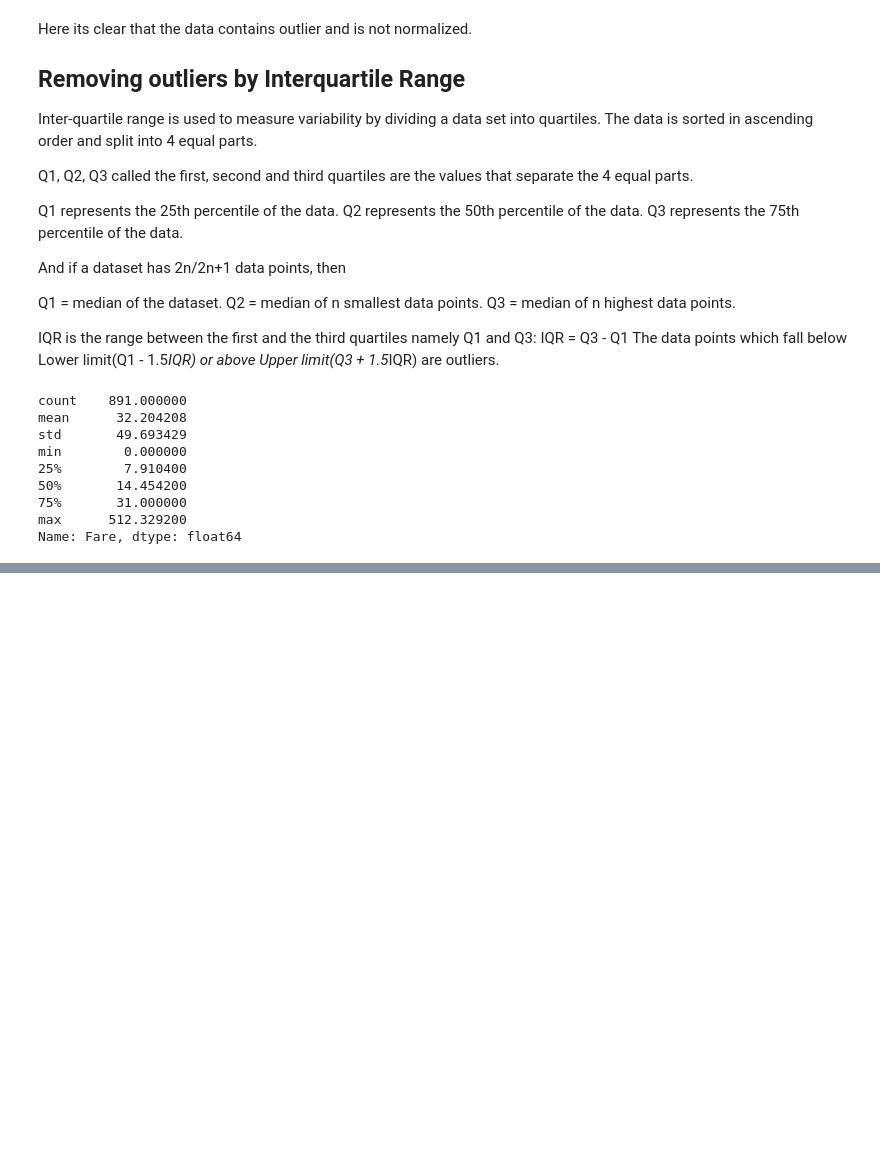
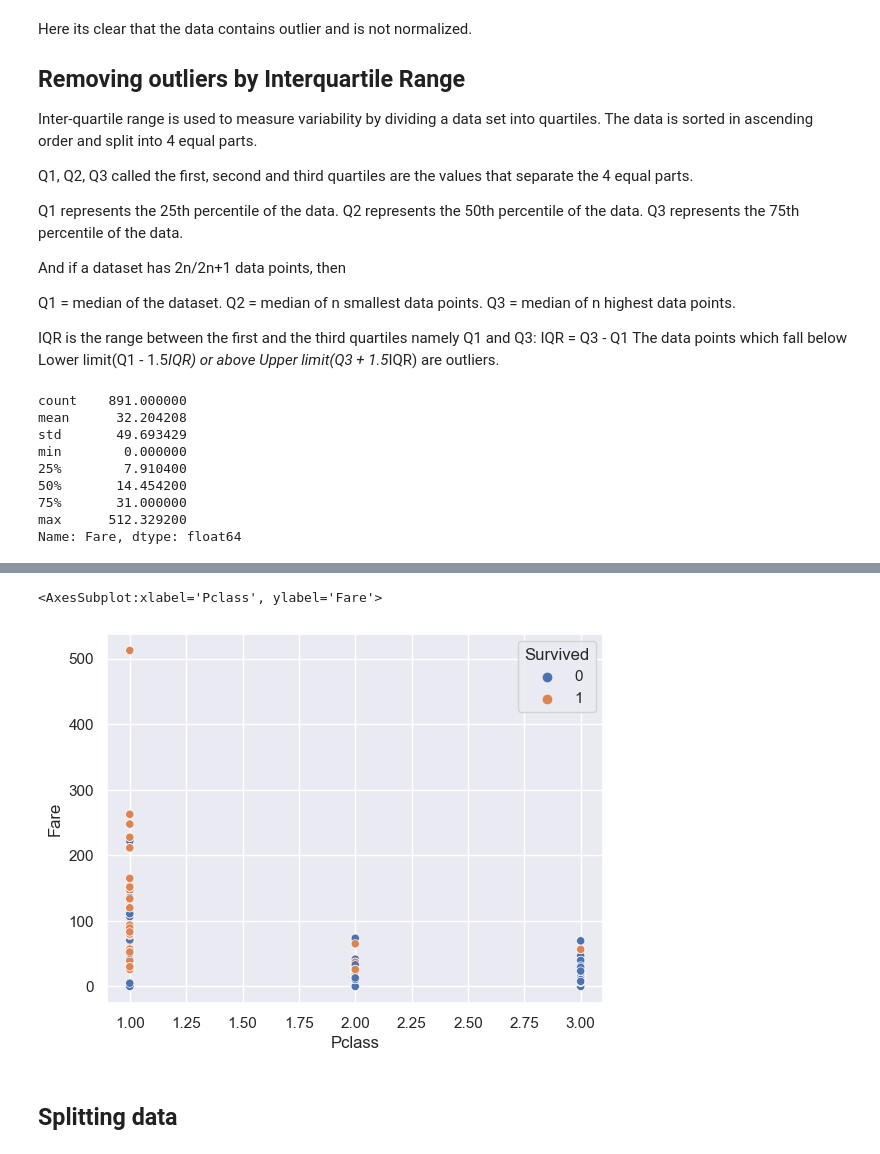
Before and after one commit to aayush2058/titanic, a Jupyter notebook: Titanic.ipynb, the cells around one changed output, grey strips where cells are left out. Drawn from its saved outputs; the diff is of its cells as text; code cells hidden in the pictures; blank space fills up the shorter version.

Commit message:
Pipeline successfull 2.0

```diff
--- a/Titanic.ipynb
+++ b/Titanic.ipynb
@@ -219,6 +228,3 @@ def drop_unwanted_columns(df):
     df.drop(columns = ['Age_Range', 'Deck', 'travelled_alone', 'Embarked', 'Cabin', 'Ticket', 'Name', 'PassengerId'], axis = 1, inplace = True)
 
     return df
-# %%
-# Data pipeline
-df = df.pipe(cabin).pipe(age).pipe(name).pipe(relatives).pipe(embarked).pipe(drop_unwanted_columns)
@@ -355,0 +341,7 @@ df.T
+# %%
+sns.scatterplot(y = df.Fare, x = df.Pclass, data = df, hue='Survived')
+# %% [output]
+<AxesSubplot:xlabel='Pclass', ylabel='Fare'>
+[figure, added]
+# %% [markdown]
+## Splitting data
```
Also changed, not shown: parts of 31 cells of this notebook.
